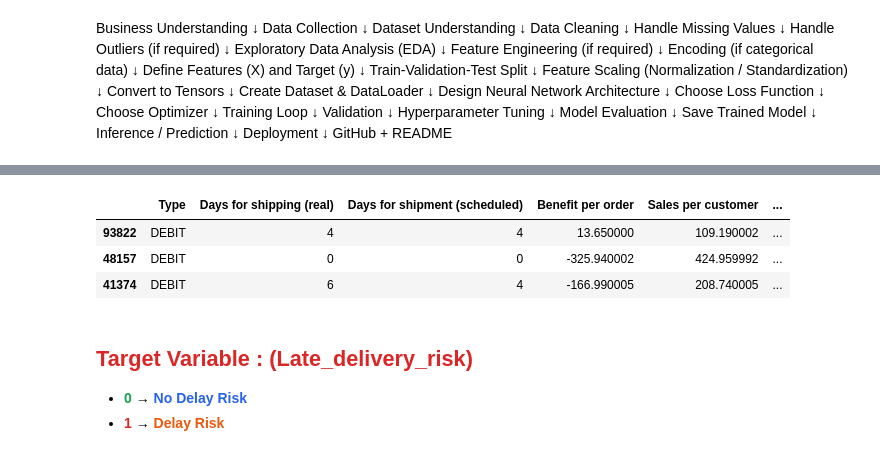
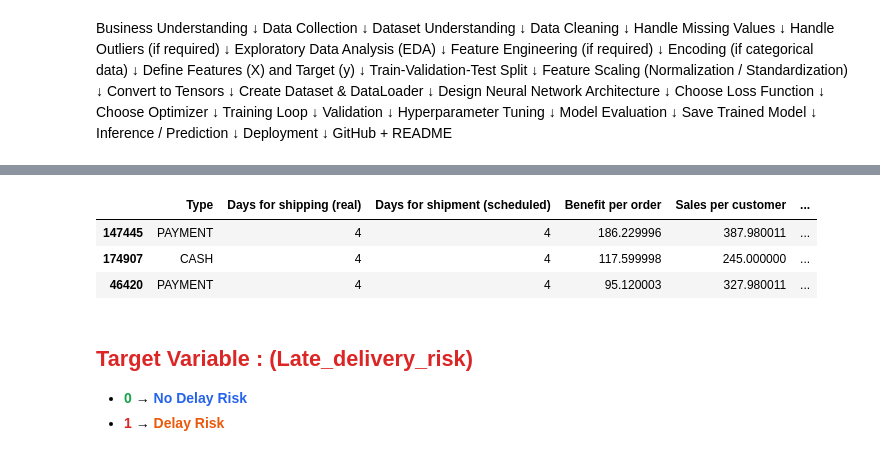
Before and after one commit to Rohit-coder-py/AI-Engineering-Notebooks, a Jupyter notebook: 𝗗𝗲𝗲𝗽 𝗟𝗲𝗮𝗿𝗻𝗶𝗻𝗴 𝗣𝗿𝗼𝗷𝗲𝗰𝘁𝘀/ANN Projects/Shipping Delay Prediction System v2/notebooks/ShipSense - Deep Learning.ipynb, the cells around one changed output, grey strips where cells are left out. Saved outputs shown, nothing was run; the diff lists cells and outputs as text; code cells hidden in the pictures.

Commit message:
Update — Continuing the Same Project Again on Google Colab (GPU)

```diff
--- a/𝗗𝗲𝗲𝗽 𝗟𝗲𝗮𝗿𝗻𝗶𝗻𝗴 𝗣𝗿𝗼𝗷𝗲𝗰𝘁𝘀/ANN Projects/Shipping Delay Prediction System v2/notebooks/ShipSense - Deep Learning.ipynb
+++ b/𝗗𝗲𝗲𝗽 𝗟𝗲𝗮𝗿𝗻𝗶𝗻𝗴 𝗣𝗿𝗼𝗷𝗲𝗰𝘁𝘀/ANN Projects/Shipping Delay Prediction System v2/notebooks/ShipSense - Deep Learning.ipynb
@@ -57,14 +80,14 @@ import os
 # %%
 #data collection
 
-df = pd.read_csv(r"C:\Users\shobh\Downloads\AI and DATA SCIENCE\𝗗𝗲𝗲𝗽 𝗟𝗲𝗮𝗿𝗻𝗶𝗻𝗴 𝗣𝗿𝗼𝗷𝗲𝗰𝘁𝘀\ANN Projects\Shipping Delay Prediction System v2\data\shipments_raw.csv",    encoding="latin1")
+df = pd.read_csv("/content/shipments_raw.csv", encoding="latin1")  # <- Colab path (was your Windows path)
 pd.set_option('display.max_columns', None)
 df.sample(3)
 # %% [output]
 |  | Type | Days for shipping (real) | Days for shipment (scheduled) | Benefit per order | Sales per customer | ... |
-| 93822 | DEBIT | 4 | 4 | 13.650000 | 109.190002 | ... |
-| 48157 | DEBIT | 0 | 0 | -325.940002 | 424.959992 | ... |
-| 41374 | DEBIT | 6 | 4 | -166.990005 | 208.740005 | ... |
+| 147445 | PAYMENT | 4 | 4 | 186.229996 | 387.980011 | ... |
+| 174907 | CASH | 4 | 4 | 117.599998 | 245.000000 | ... |
+| 46420 | PAYMENT | 4 | 4 | 95.120003 | 327.980011 | ... |
 # %% [markdown]
 ## <span style="color:#DC2626; font-family:Georgia;">Target Variable : (Late_delivery_risk)</span>
 
```
Also changed, not shown: parts of 25 cells of this notebook.
